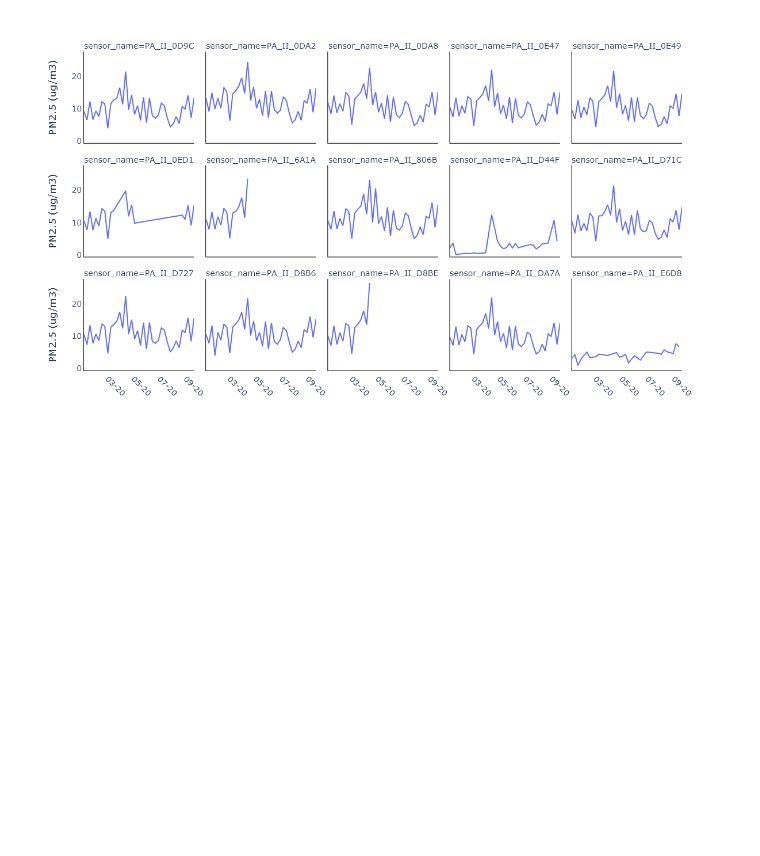
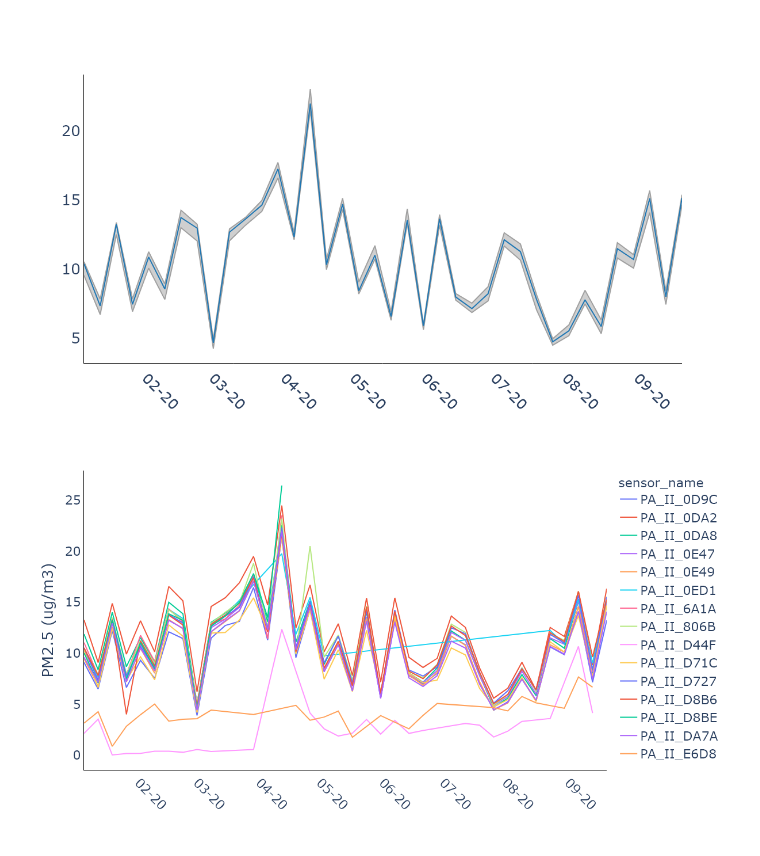
Before and after one commit to intelligent-environments-lab/bleed-orange-measure-purple, a Jupyter notebook: notebooks/4.1-cjl-PA-timeseries-25-75-band.ipynb, the cells around one changed output. Drawn from its saved outputs; the diff is of its cells as text; code cells hidden in the pictures; blank space fills up the shorter version.

```diff
--- a/notebooks/4.1-cjl-PA-timeseries-25-75-band.ipynb
+++ b/notebooks/4.1-cjl-PA-timeseries-25-75-band.ipynb
@@ -42,11 +25,55 @@ data = resample_by_sensor(data,fq='W')
+# %%
+import plotly.graph_objects as go
+
+
+data_b = data.groupby([pd.Grouper(level='created_at')]).quantile(.5)
+data_b['upper']=data.groupby([pd.Grouper(level='created_at')]).quantile(.75)
+data_b['lower']=data.groupby([pd.Grouper(level='created_at')]).quantile(.25)
+
+fig=go.Figure()
+blue='#1f77b4'
+gray='#A0A0A0'
+
+fig.add_trace(go.Scatter(
+    x=data_b.index.get_level_values('created_at'),
+    y=data_b['lower'],
+    fill=None,
+    mode='lines',
+    name='area',
+    line_color=gray
+))
+
+fig.add_trace(go.Scatter(
+    x=data_b.index.get_level_values('created_at'),
+    y=data_b['upper'],
+    fill='tonexty',
+    line_color=gray
+))
+
+fig.add_trace(go.Scatter(
+    x=data_b.index.get_level_values('created_at'),
+    y=data_b['Channel A PM2.5 (ug/m3)'],
+    name='area',
+    line_color=blue
+))
+
+fig.update_layout(
+    showlegend=False
+)
+
+fig = pplot.update_layout(fig, fontsize=26, nticks=10)
+
+fig.update_traces(mode='lines')
+fig.show('png',width=1200, height=700)
+# %% [output]
+[figure, added]
 # %%
 labels = {'created_at':'','Channel A PM2.5 (ug/m3)':'PM2.5 (ug/m3)'}
-fig = px.line(data.reset_index(), x="created_at",y="Channel A PM2.5 (ug/m3)",
-              facet_col='sensor_name',facet_col_wrap=5,
-              labels=labels, width=1200, height=700)
+data2=data
 
-fig = update_layout(fig, fontsize=14, nticks=8)
+fig = px.line(data.reset_index(), x="created_at",y='Channel A PM2.5 (ug/m3)',line_group='sensor_name',color='sensor_name',labels=labels, width=1200, height=700)
+fig = pplot.update_layout(fig, fontsize=22, nticks=16)
 
 fig.show("png",width=1200, height=700)
 # %% [output]
-[figure, old version]
+[figure, new version]
```
Also changed, not shown: parts of 9 cells of this notebook, 1 other file.
